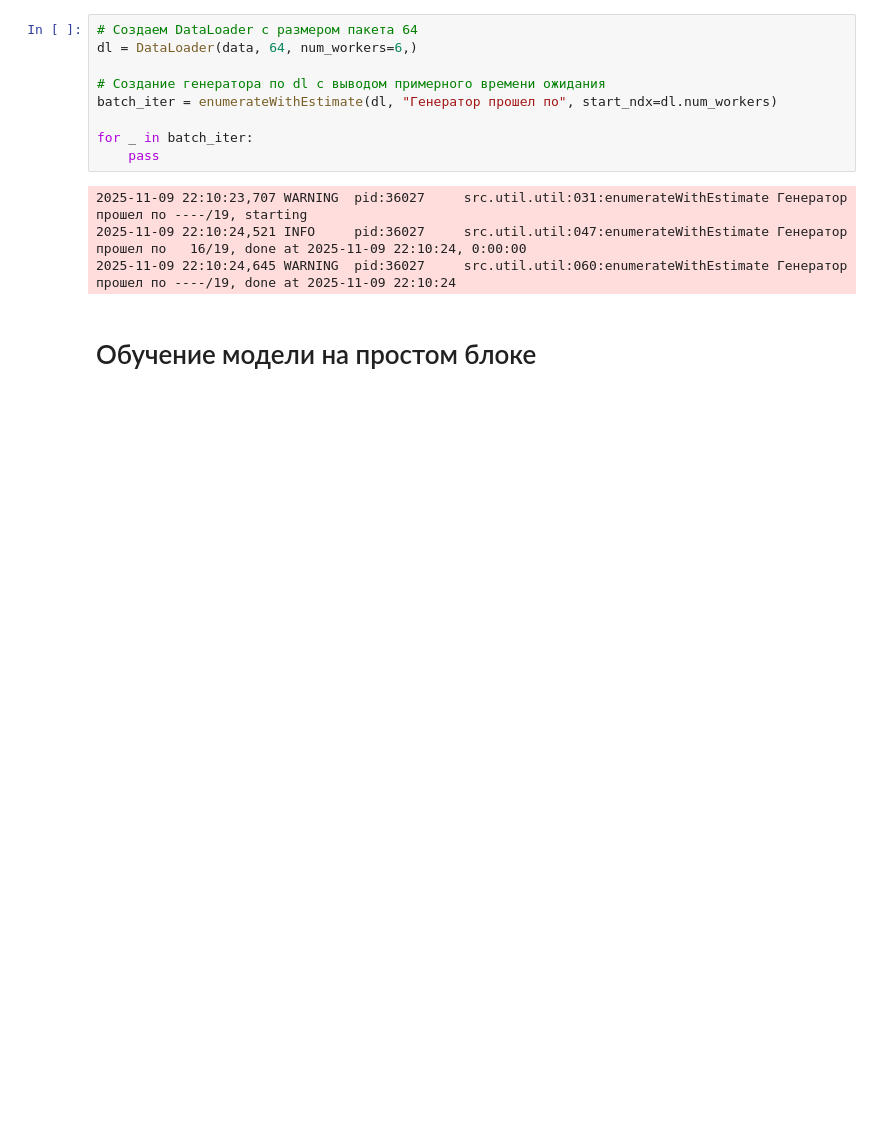
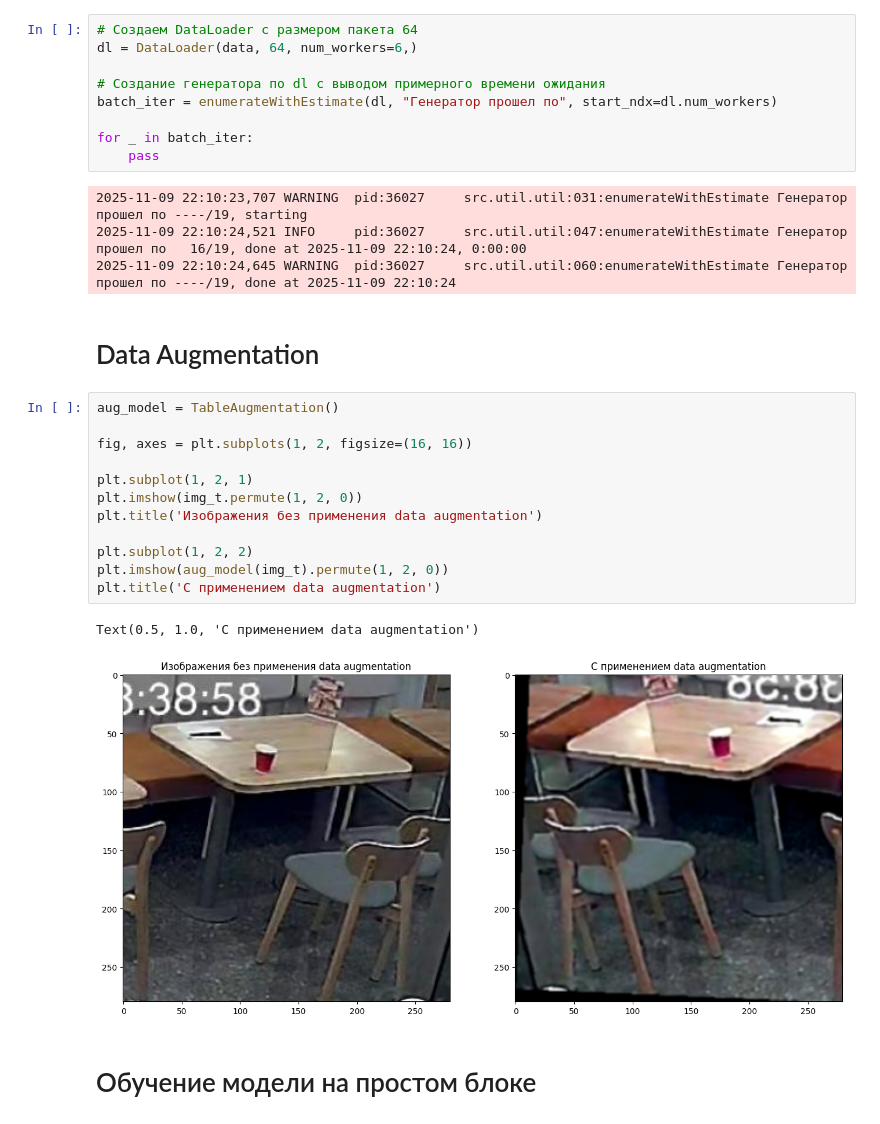
Before and after one commit to Impohimoza/table_classification, a Jupyter notebook: work_with_data.ipynb, the cells around one changed output. Drawn from its saved outputs; the diff is of its cells as text; blank space fills up the shorter version.

Commit message:
make data augmentation and test model

```diff
--- a/work_with_data.ipynb
+++ b/work_with_data.ipynb
@@ -71,6 +72,23 @@ for _ in batch_iter:
 2025-11-09 22:10:23,707 WARNING  pid:36027     src.util.util:031:enumerateWithEstimate Генератор прошел по ----/19, starting
 2025-11-09 22:10:24,521 INFO     pid:36027     src.util.util:047:enumerateWithEstimate Генератор прошел по   16/19, done at 2025-11-09 22:10:24, 0:00:00
 2025-11-09 22:10:24,645 WARNING  pid:36027     src.util.util:060:enumerateWithEstimate Генератор прошел по ----/19, done at 2025-11-09 22:10:24
+# %% [markdown]
+# Data Augmentation
+# %%
+aug_model = TableAugmentation()
+
+fig, axes = plt.subplots(1, 2, figsize=(16, 16))
+
+plt.subplot(1, 2, 1)
+plt.imshow(img_t.permute(1, 2, 0))
+plt.title('Изображения без применения data augmentation')
+
+plt.subplot(1, 2, 2)
+plt.imshow(aug_model(img_t).permute(1, 2, 0))
+plt.title('С применением data augmentation')
+# %% [output]
+Text(0.5, 1.0, 'С применением data augmentation')
+[figure, added]
 # %% [markdown]
 # Обучение модели на простом блоке
 # %% [markdown]
```
Also changed, not shown: parts of 20 cells of this notebook, 13 other files.
